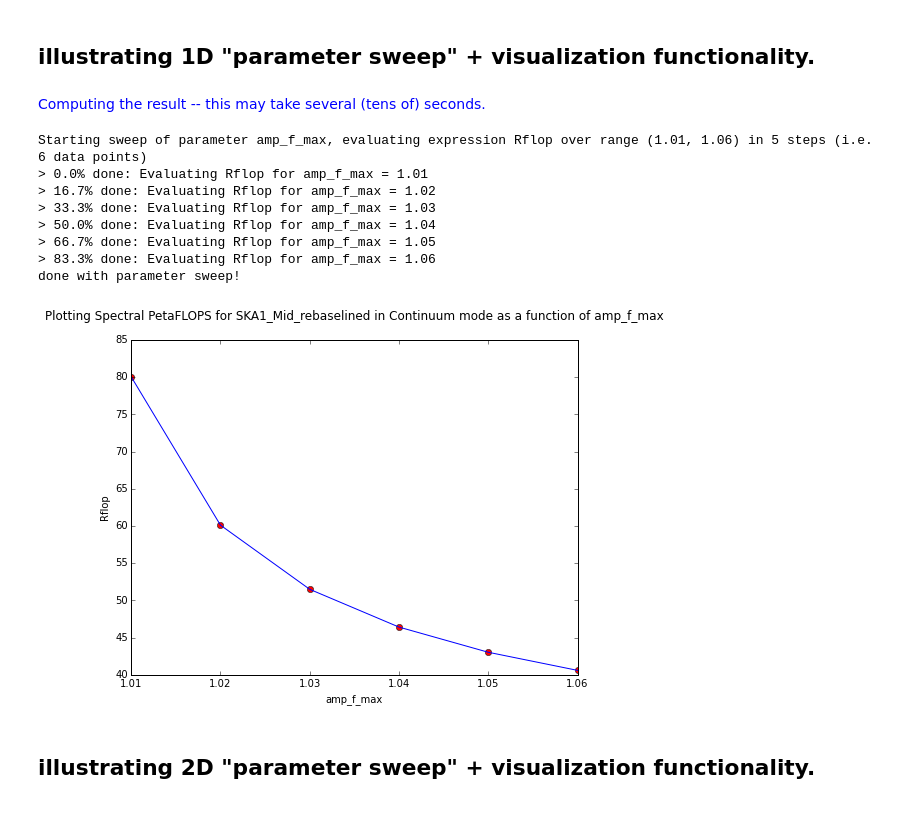
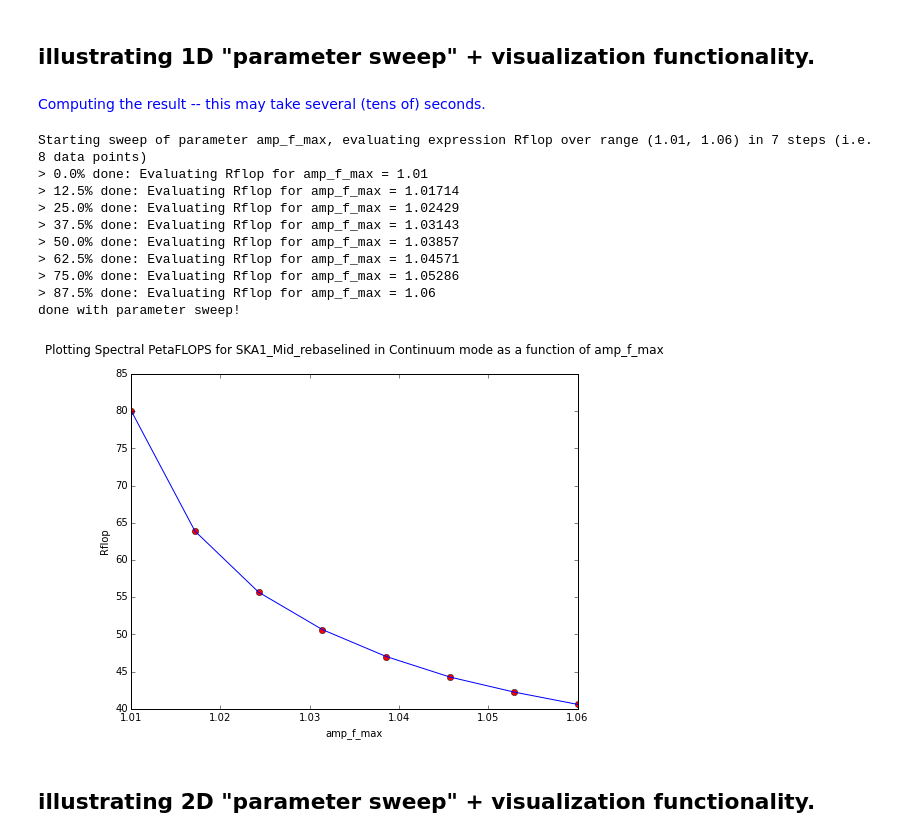
Before and after one commit to top-sim/sdp-par-model, a Jupyter notebook: iPython/SKA1_Imaging_Performance_Model.ipynb, the cells around one changed output. Saved outputs shown, nothing was run; the diff lists cells and outputs as text; code cells hidden in the pictures.

```diff
--- a/iPython/SKA1_Imaging_Performance_Model.ipynb
+++ b/iPython/SKA1_Imaging_Performance_Model.ipynb
@@ -122,32 +122,34 @@ Computed Values:
 # %%
 from IPython.display import display, HTML
 
 expression = 'Rflop'
 parameter = 'amp_f_max'
 param_val_min = 1.01
 param_val_max = 1.06
-number_steps = 5
+number_steps = 7
 telescope = Telescopes.SKA1_Mid
 immode = ImagingModes.Continuum
 band=Bands.Mid1
 
 display(HTML('<font color="blue">Computing the result -- this may take several (tens of) seconds.</font>'))
 (param_values, results) = iapi.eval_param_sweep_1d(telescope, immode, band=band,
                                                    expression=expression, parameter=parameter, param_val_min=param_val_min,
                                                    param_val_max=param_val_max, number_steps=number_steps, verbose=False)
 header = 'Plotting Spectral PetaFLOPS for %s in %s mode as a function of %s' % (telescope, immode, parameter)
 iapi.plot_line_datapoints(header, param_values, np.array(results)/c.peta, xlabel=parameter, ylabel=expression)
 # %% [output]
 Computing the result -- this may take several (tens of) seconds.
-Starting sweep of parameter amp_f_max, evaluating expression Rflop over range (1.01, 1.06) in 5 steps (i.e. 6 data points)
+Starting sweep of parameter amp_f_max, evaluating expression Rflop over range (1.01, 1.06) in 7 steps (i.e. 8 data points)
 > 0.0% done: Evaluating Rflop for amp_f_max = 1.01
-> 16.7% done: Evaluating Rflop for amp_f_max = 1.02
-> 33.3% done: Evaluating Rflop for amp_f_max = 1.03
-> 50.0% done: Evaluating Rflop for amp_f_max = 1.04
-> 66.7% done: Evaluating Rflop for amp_f_max = 1.05
-> 83.3% done: Evaluating Rflop for amp_f_max = 1.06
+> 12.5% done: Evaluating Rflop for amp_f_max = 1.01714
+> 25.0% done: Evaluating Rflop for amp_f_max = 1.02429
+> 37.5% done: Evaluating Rflop for amp_f_max = 1.03143
+> 50.0% done: Evaluating Rflop for amp_f_max = 1.03857
+> 62.5% done: Evaluating Rflop for amp_f_max = 1.04571
+> 75.0% done: Evaluating Rflop for amp_f_max = 1.05286
+> 87.5% done: Evaluating Rflop for amp_f_max = 1.06
 done with parameter sweep!
-[figure, old version]
+[figure, new version]
 # %% [markdown]
 ## illustrating 2D "parameter sweep" + visualization functionality.
 # %%
```
Also changed, not shown: parts of 3 cells of this notebook.
